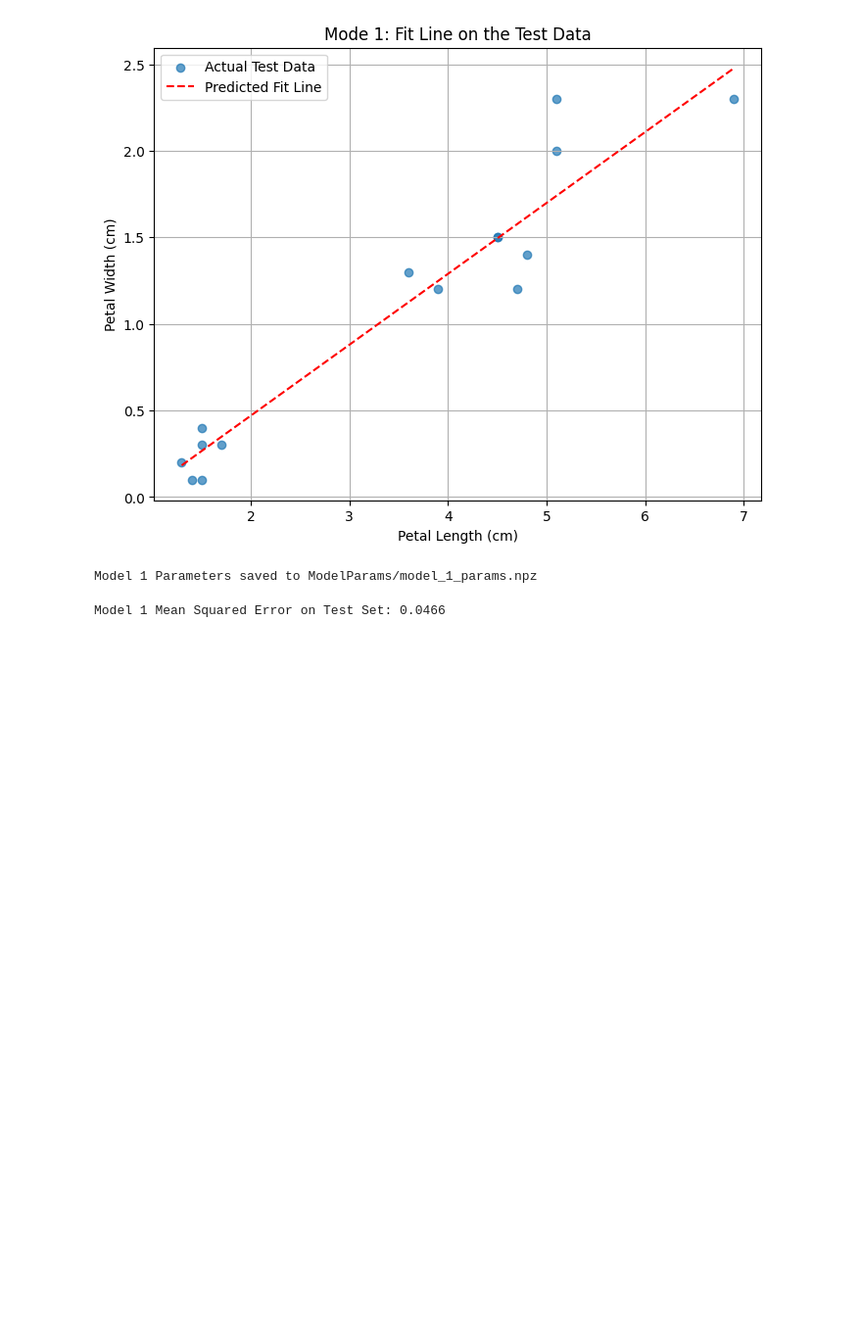
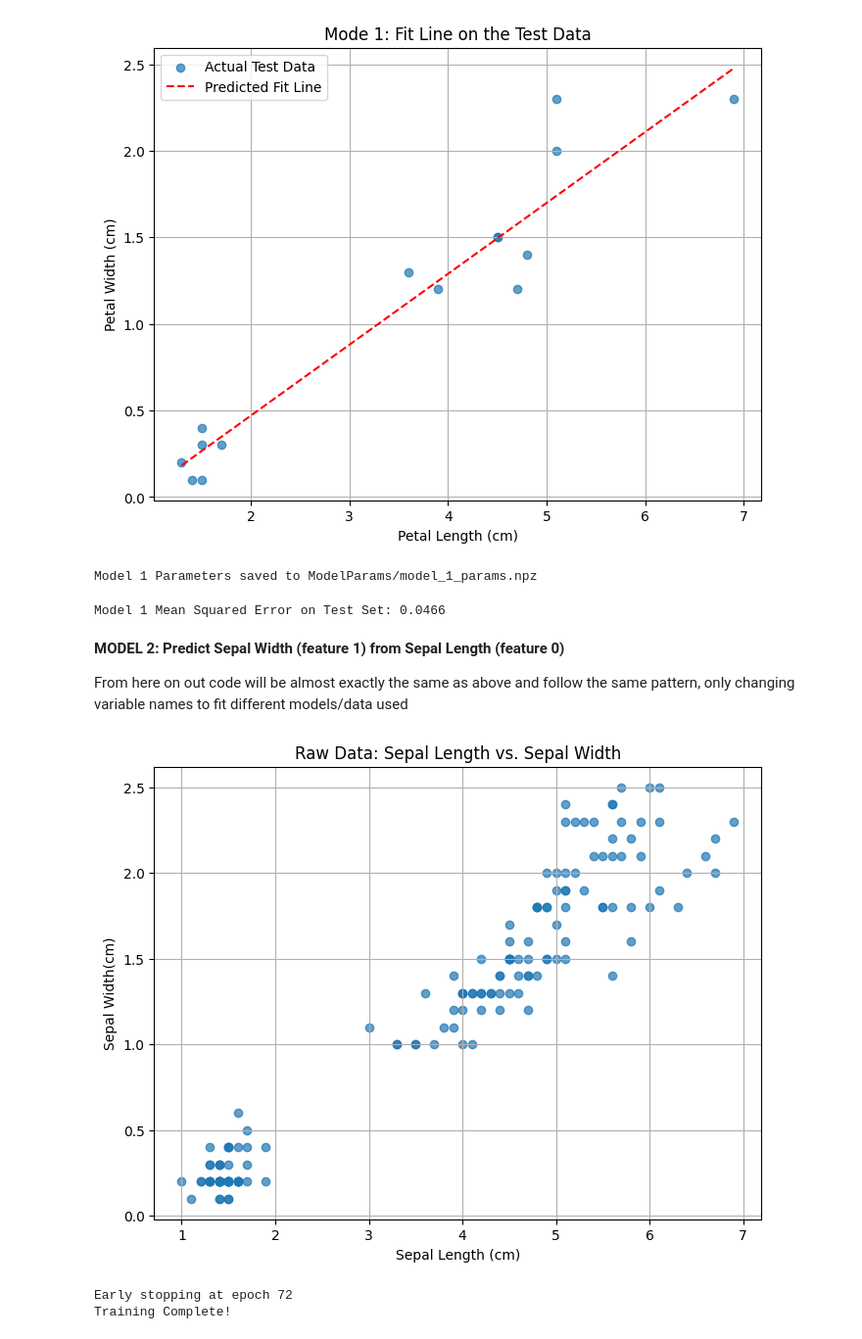
Before and after one commit to Fcorre000/MachineLearningAssignments, a Jupyter notebook: assignment1/regression_tasks.ipynb, the cells around one changed output. Shown at 98% size. Cells and saved outputs as stored; diff of their text form; code cells hidden in the pictures; blank space fills up the shorter version.

Commit message:
Finished model 2 and 3

```diff
--- a/assignment1/regression_tasks.ipynb
+++ b/assignment1/regression_tasks.ipynb
@@ -123,3 +123,39 @@ test_mse = model_1.score(X_test_scaled, y_test)
 print(f"Model 1 Mean Squared Error on Test Set: {test_mse:.4f}")
 # %% [output]
 Model 1 Mean Squared Error on Test Set: 0.0466
+# %% [markdown]
+**MODEL 2: Predict Sepal Width (feature 1) from Sepal Length (feature 0)**
+
+
+From here on out code will be almost exactly the same as above and follow the same pattern, only changing variable names to fit different models/data used
+# %%
+#----Model 2: Predict Sepal Width (feature 3) from Sepal Length (feature 2) ----
+X_model2 = X[:, 0].reshape(-1,1) #input: Sepal Length (index 0)
+y_model2 = X[:, 1].reshape(-1, 1) #target: Sepal width (index 1)
+
+#visualize  the raw data points
+plt.figure(figsize=(8,6))
+plt.scatter(X_model1, y_model1, alpha=0.7) #alpha=0.7: Makes the points slightly transparent, which helps visualize density if many points overlap
+plt.title('Raw Data: Sepal Length vs. Sepal Width')
+plt.xlabel('Sepal Length (cm)')
+plt.ylabel('Sepal Width(cm)')
+plt.grid(True)
+plt.show()
+
+#split into training (90%) and testing (10%) sets
+X_train_m2, X_test_m2, y_train_m2, y_test_m2 = train_test_split(X_model2, y_model2, test_size = 0.1, random_state=42)
+
+#scale the features
+scaler_m2 = StandardScaler()
+X_train_scaled_m2 = scaler_m2.fit_transform(X_train_m2)
+X_test_scaled_m2 = scaler_m2.transform(X_test_m2)
+
+#instantiate & train model
+model_2 = LinearRegression(max_epochs= 200, patience= 5)
+model_2.fit(X_train_scaled_m2, y_train_m2, learning_rate= 0.01)
+
+print("Training Complete!")
+# %% [output]
+[figure, added]
+Early stopping at epoch 72
+Training Complete!
```
Also changed, not shown: parts of 10 cells of this notebook, 2 other files.
